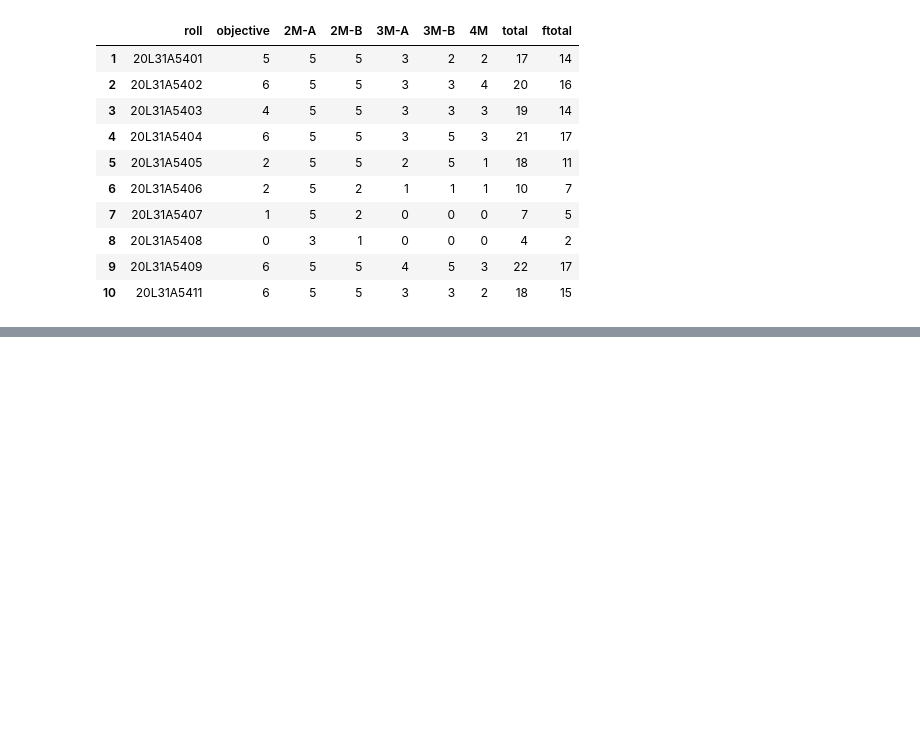
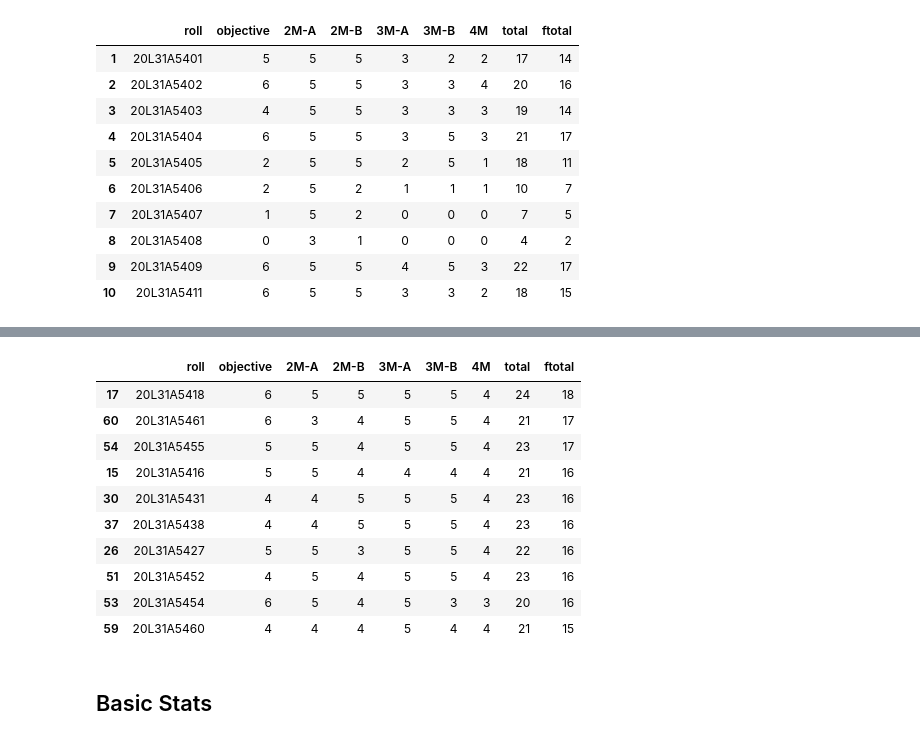
Before and after one commit to sasivatsal7122/Student-Marks-yonolesees-VIIT, a Jupyter notebook: yonolsees.ipynb, the cells around one changed output, grey strips where cells are left out. Drawn from its saved outputs; the diff is of its cells as text; code cells hidden in the pictures; blank space fills up the shorter version.

```diff
--- a/yonolsees.ipynb
+++ b/yonolsees.ipynb
@@ -156,0 +191,17 @@ dms.head(10)
+# %%
+se_sorted = se.sort_values(by=['ftotal'], ascending=False)
+se_sorted.head(10)
+# %% [output]
+|  | roll | objective | 2M-A | 2M-B | 3M-A | 3M-B | 4M | total | ftotal |
+| 17 | 20L31A5418 | 6 | 5 | 5 | 5 | 5 | 4 | 24 | 18 |
+| 60 | 20L31A5461 | 6 | 3 | 4 | 5 | 5 | 4 | 21 | 17 |
+| 54 | 20L31A5455 | 5 | 5 | 4 | 5 | 5 | 4 | 23 | 17 |
+| 15 | 20L31A5416 | 5 | 5 | 4 | 4 | 4 | 4 | 21 | 16 |
+| 30 | 20L31A5431 | 4 | 4 | 5 | 5 | 5 | 4 | 23 | 16 |
+| 37 | 20L31A5438 | 4 | 4 | 5 | 5 | 5 | 4 | 23 | 16 |
+| 26 | 20L31A5427 | 5 | 5 | 3 | 5 | 5 | 4 | 22 | 16 |
+| 51 | 20L31A5452 | 4 | 5 | 4 | 5 | 5 | 4 | 23 | 16 |
+| 53 | 20L31A5454 | 6 | 5 | 4 | 5 | 3 | 3 | 20 | 16 |
+| 59 | 20L31A5460 | 4 | 4 | 4 | 5 | 4 | 4 | 21 | 15 |
+# %% [markdown]
+## Basic Stats
```
Also changed, not shown: parts of 5 cells of this notebook.
